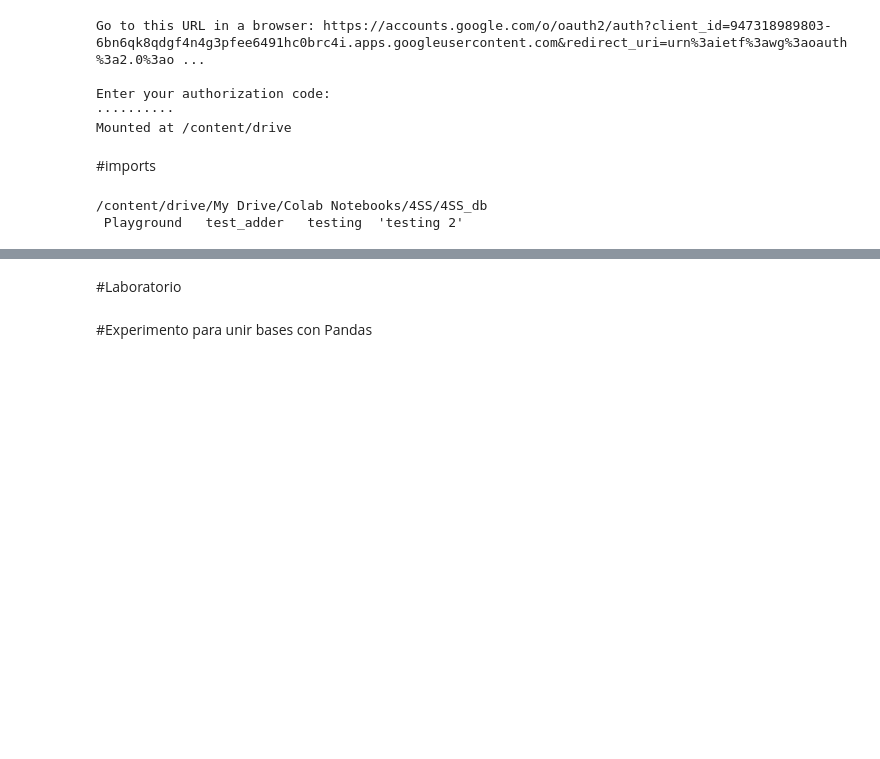
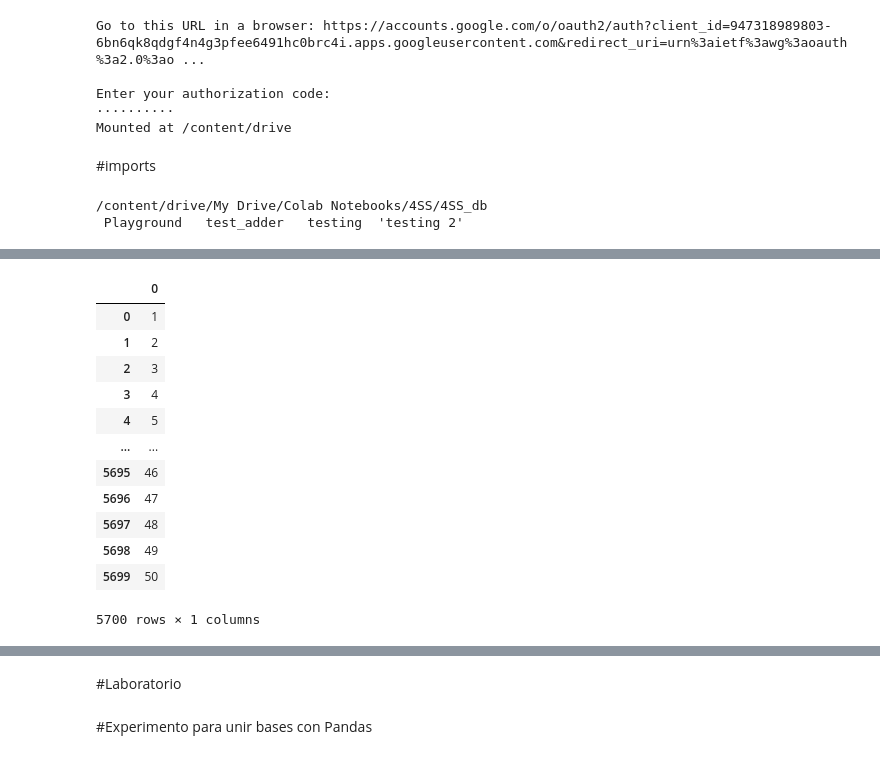
Before and after one commit to Edward-TL/amazon_scraper, a Jupyter notebook: Master_DB_Creator.ipynb, the cells around one changed output, grey strips where cells are left out. Cells and saved outputs as stored; diff of their text form; code cells hidden in the pictures; blank space fills up the shorter version.

Commit message:
Obtained RegEx for Rank extraction. Missing Correction of dates

```diff
--- a/Master_DB_Creator.ipynb
+++ b/Master_DB_Creator.ipynb
@@ -71,29 +81,0 @@ master_db_industrial.csv      master_db_videogames.csv
-# %%
-test_df = pd.read_csv('master_db_handmade.csv', sep="|")
-databases = os.listdir()
-df = []
-n_headers = []
-headers = []
-largest_len_db = 0
-
-
-for db in databases:
-    with open(db, mode="r", encoding="utf-8") as db_file:
-        db_file = csv.reader(db_file, delimiter="|")
-        df.append(db)
-        n_headers.append(len(header))
-        if len(db) > largest_len_db:
-            largest_len_db = len(db)
-
-        header = next(db_file)
-        headers.append(header)
-
-
-# print(largest_df)
-centered_db = centered_len(largest_len_db)
-centered_header = centered_db('masterdbs')
-dashes = '-'*largest_len_db
-print(f' {centered_header} | len | headers')
-print(f' {dashes} | --- | ')
-for d in range(len(df)):
-    print(f'{centered_db(df[d])}  | {n_headers[d]}  | {headers[d]}')
@@ -118,3 +81,0 @@ master_db_musical-instruments.csv  | 11  | ['time', 'Rank', 'Product Names', 'Im
-# %%
-edition = pd.read_csv('master_db_digital-text.csv', sep="|")
-edition
@@ -134,0 +162,17 @@ edition
+# %%
+ranks = edition['Rank'].str.extract(r'(\d+)')
+ranks
+# %% [output]
+|  | 0 |
+| 0 | 1 |
+| 1 | 2 |
+| 2 | 3 |
+| 3 | 4 |
+| 4 | 5 |
+| ... | ... |
+| 5695 | 46 |
+| 5696 | 47 |
+| 5697 | 48 |
+| 5698 | 49 |
+| 5699 | 50 |
+5700 rows × 1 columns
```
Also changed, not shown: parts of 20 cells of this notebook.
